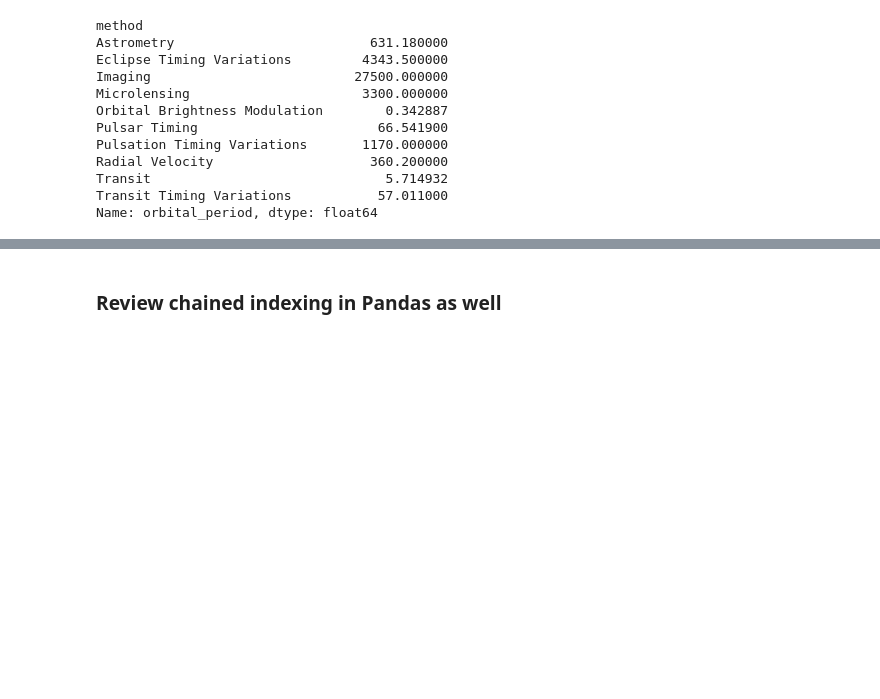
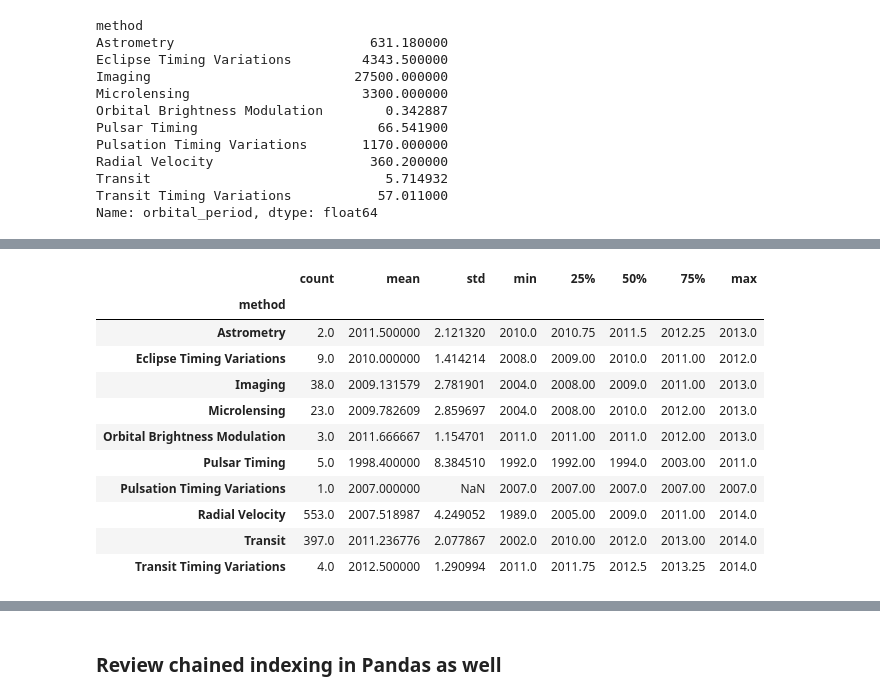
Before and after one commit to mjkeene/ML, a Jupyter notebook: python_data_science_handbook/3_data_manipulation_with_pandas.ipynb, the cells around one changed output, grey strips where cells are left out. Cells and saved outputs as stored; diff of their text form; code cells hidden in the pictures; blank space fills up the shorter version.

```diff
--- a/python_data_science_handbook/3_data_manipulation_with_pandas.ipynb
+++ b/python_data_science_handbook/3_data_manipulation_with_pandas.ipynb
@@ -2628,0 +2650,15 @@ Name: orbital_period, dtype: float64
+# %%
+planets.groupby('method')['year'].describe()
+# %% [output]
+|  | count | mean | std | min | 25% | 50% | 75% | max |
+| method |  |  |  |  |  |  |  |  |
+| Astrometry | 2.0 | 2011.500000 | 2.121320 | 2010.0 | 2010.75 | 2011.5 | 2012.25 | 2013.0 |
+| Eclipse Timing Variations | 9.0 | 2010.000000 | 1.414214 | 2008.0 | 2009.00 | 2010.0 | 2011.00 | 2012.0 |
+| Imaging | 38.0 | 2009.131579 | 2.781901 | 2004.0 | 2008.00 | 2009.0 | 2011.00 | 2013.0 |
+| Microlensing | 23.0 | 2009.782609 | 2.859697 | 2004.0 | 2008.00 | 2010.0 | 2012.00 | 2013.0 |
+| Orbital Brightness Modulation | 3.0 | 2011.666667 | 1.154701 | 2011.0 | 2011.00 | 2011.0 | 2012.00 | 2013.0 |
+| Pulsar Timing | 5.0 | 1998.400000 | 8.384510 | 1992.0 | 1992.00 | 1994.0 | 2003.00 | 2011.0 |
+| Pulsation Timing Variations | 1.0 | 2007.000000 | NaN | 2007.0 | 2007.00 | 2007.0 | 2007.00 | 2007.0 |
+| Radial Velocity | 553.0 | 2007.518987 | 4.249052 | 1989.0 | 2005.00 | 2009.0 | 2011.00 | 2014.0 |
+| Transit | 397.0 | 2011.236776 | 2.077867 | 2002.0 | 2010.00 | 2012.0 | 2013.00 | 2014.0 |
+| Transit Timing Variations | 4.0 | 2012.500000 | 1.290994 | 2011.0 | 2011.75 | 2012.5 | 2013.25 | 2014.0 |
```
Also changed, not shown: parts of 38 cells of this notebook.
